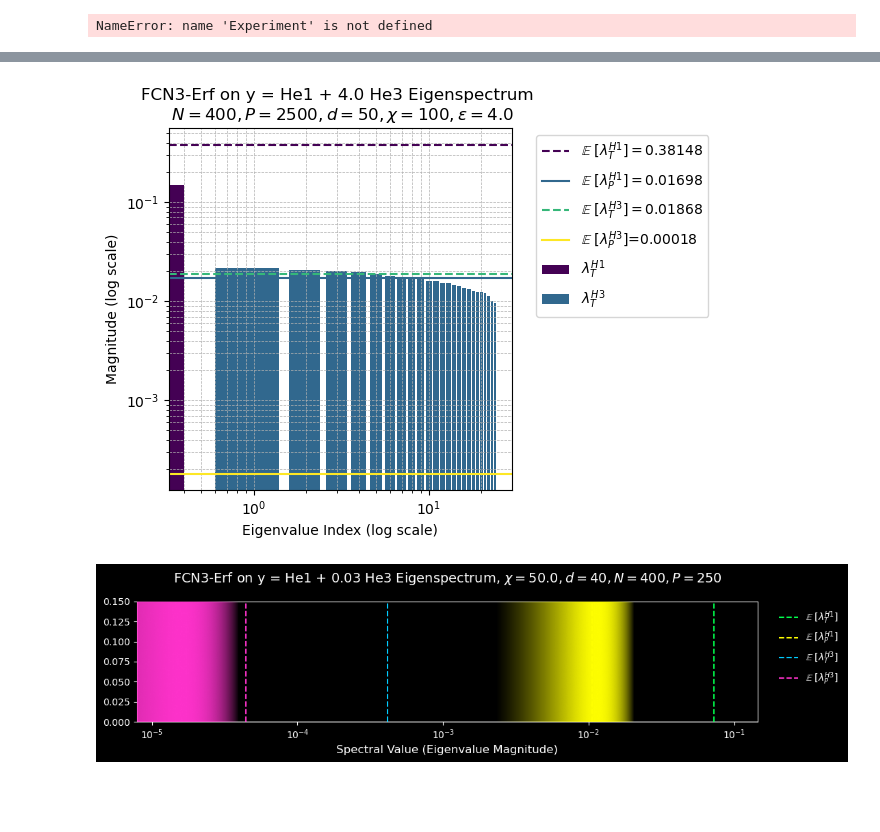
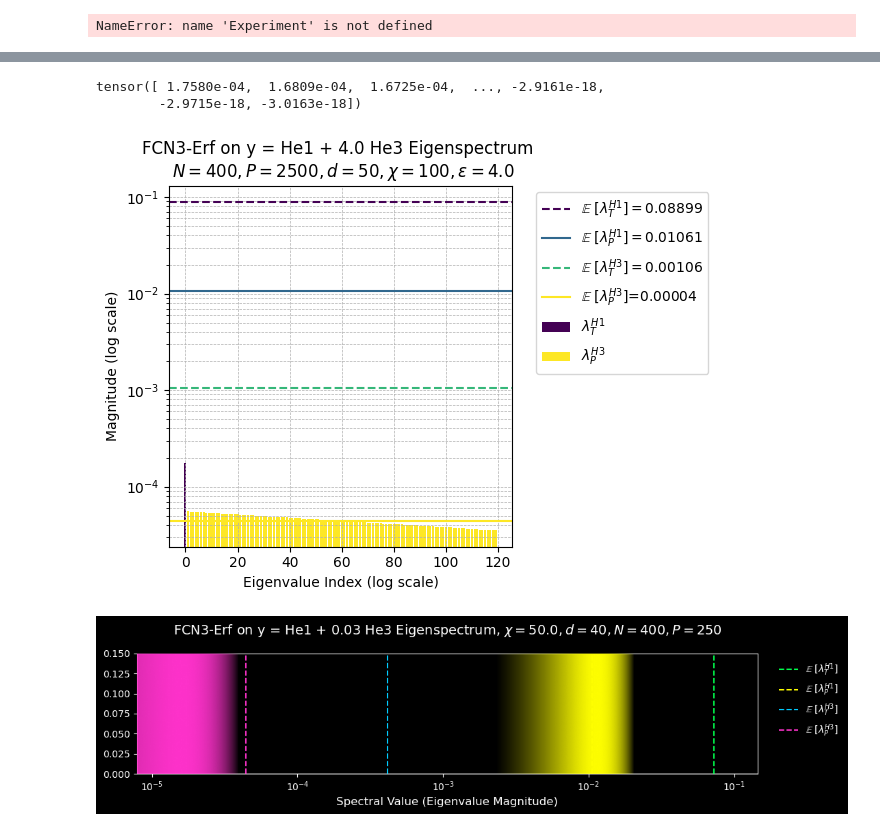
Before and after one commit to theideasmith/FCNX-Ensembling, a Jupyter notebook: journal/Analyzing Spectrum Cubic Erf.ipynb, the cells around one changed output, grey strips where cells are left out. Saved outputs shown, nothing was run; the diff lists cells and outputs as text; code cells hidden in the pictures; blank space fills up the shorter version.

```diff
--- a/journal/Analyzing Spectrum Cubic Erf.ipynb
+++ b/journal/Analyzing Spectrum Cubic Erf.ipynb
@@ -99,2 +54,0 @@ NameError: name 'experimentMF' is not defined
-# %%
-experimentMF.model = experimentMF.model.to(experimentMF.device)
@@ -1945,15 +1279,15 @@ experimentMF = Experiment(
         ens=3,
         device = torch.device('cpu')
     )
-experimentMF = Experiment(
-        eps=0.00,
-        file = '/home/akiva/exp/fcn3erf/erf_P_30_D_25_N_250_epochs_250000000_lrA_1.11e-07_time_20250922_144935',
-        N=250,
-        d=25,
-        chi=250,
-        P=30,
-        ens=7,
-    )
+# experimentMF = Experiment(
+#         eps=0.00,
+#         file = '/home/akiva/exp/fcn3erf/erf_P_30_D_25_N_250_epochs_250000000_lrA_1.11e-07_time_20250922_144935',
+#         N=250,
+#         d=25,
+#         chi=250,
+#         P=30,
+#         ens=7,
+#     )
 experimentMF.load()
 experimentMF.model.to(experimentMF.device)
 experimentMF.predictions = experimentMF.eig_predictions()
@@ -1978,4 +1312,5 @@ U = torch.matmul(Q, Ut)
 ls = Sigma.diagonal() / X.shape[0]
 Y = Y1 / torch.norm(Y1, dim=0)
 left_eigenvalues = (torch.matmul(Y.t(), U) @ _S.diag() @ torch.matmul(U.T, Y)).diagonal() / torch.norm(Y, dim=0)/ X.shape[0]
+ls = experimentMF.model.H_eig_random_svd(X, k=2000)
 # %% [output]
@@ -2021,0 +1338,14 @@ Exception: PythonCall.jl did not start properly
+# %%
+X, Y1,Y3 = experimentMF.large_dataset(p_large = 3000, flat=True)
+
+Q, Z = experimentMF.model.H_random_QB(X, k = 2000, p=10)
+Ut, _S, V = torch.linalg.svd(Z.T)
+m, n = Z.shape[1], Z.shape[0]
+k = min(m, n)
+Sigma = torch.zeros(m, n, device=Z.device, dtype=Z.dtype)
+Sigma[:k, :k] = torch.diag(_S)
+U = torch.matmul(Q, Ut)
+ls = Sigma.diagonal() / X.shape[0]
+Y = Y1 / torch.norm(Y1, dim=0)
+left_eigenvalues = (torch.matmul(Y.t(), U) @ _S.diag() @ torch.matmul(U.T, Y)).diagonal() / torch.norm(Y, dim=0)/ X.shape[0]
+ls = experimentMF.model.H_eig_random_svd(X, k=2000)
@@ -2022,3 +1370,8 @@ Exception: PythonCall.jl did not start properly
+# %%
+ls[experimentMF.d:]
+# %% [output]
+tensor([ 1.7580e-04,  1.6809e-04,  1.6725e-04,  ..., -2.9161e-18,
+        -2.9715e-18, -3.0163e-18])
 # %%
 import matplotlib.pyplot as plt
 import numpy as np
@@ -2034,7 +1387,7 @@ colors = cmap(np.linspace(0, 1, 4))
 # ------------------------------------------------------------------
 # 2. Move ls3 to CPU and convert to NumPy early
 # ------------------------------------------------------------------
-ls3 = ls  # assuming ls is your eigenvalue tensor
+ls3 = ls[experimentMF.d:] # assuming ls is your eigenvalue tensor
 ls3_np = ls3.detach().cpu().numpy()
 eig_upto = ls3.shape[0]  # or set to desired number of eigenvalues
 
@@ -2046,8 +1399,8 @@ eig_upto = ls3.shape[0]  # or set to desired number of eigenvalues
 idx_big_np = (ls3_np == ls3_np.max()
               ) & (np.arange(len(ls3_np)) < eig_upto)
 idx_mid1_np = same_order_mask(experimentMF.predictions.lH1P, ls3_np) & (ls3_np < ls3_np.max())  & (np.arange(len(ls3_np)) < eig_upto)
-idx_mid_np = ~idx_mid1_np & same_order_mask(experimentMF.predictions.lH3T, ls3_np, eps=0.01) & (np.arange(len(ls3_np)) < eig_upto)
-idx_small_np = same_order_mask(experimentMF.predictions.lH3P, ls3_np, eps=0.0) & (
+idx_mid_np = ~idx_mid1_np & same_order_mask(experimentMF.predictions.lH3T, ls3_np, eps=0.1) & (np.arange(len(ls3_np)) < eig_upto)
+idx_small_np = same_order_mask(experimentMF.predictions.lH3P, ls3_np, eps=0.1) & (
     np.arange(len(ls3_np)) < eig_upto)
 
 # Count sizes
@@ -2081,35 +1434,35 @@ plt.axhline(y=MF_eigenvalues.lH3P, color=colors[3], linestyle='-',  label='$\mat
 if n_big > 0:
     plt.bar(pos_big, ls3_np[idx_big_np], color=colors[0], label='$\lambda^{H1}_T$')
 
 if n_mid > 0:
     plt.bar(pos_mid, ls3_np[idx_mid_np], color=colors[2], label='$\lambda^{H1}_P$')
 
 if n_mid1 > 0:
     mid1_vals = ls3_np[idx_mid1_np]
     mid1_pos  = pos_mid1
 
     plt.bar(pos_mid1, mid1_vals, color=colors[1], label='$\lambda^{H3}_T$')
 
 if n_small > 0:
     small_vals = ls3_np[idx_small_np]
     small_pos  = pos_small
 
     plt.bar(small_pos, small_vals, color=colors[3], label='$\lambda^{H3}_P$')
 
 # ------------------------------------------------------------------
 # 7. Finalize
 # ------------------------------------------------------------------
 plt.title(f"FCN3-Erf on y = He1 + 4.0 He3 Eigenspectrum \n $N=400, P=2500, d=50, \chi=100, \epsilon=4.0$")
 plt.yscale('log')
-plt.xscale('log')
+# plt.xscale('log')
 plt.xlabel("Eigenvalue Index (log scale)")
 plt.ylabel("Magnitude (log scale)")
 plt.legend(bbox_to_anchor=(1.05, 1))
 plt.tight_layout()
 plt.grid(True, which='both', ls='--', lw=0.5)
 plt.show()
 # %% [output]
-[figure, old version]
+[figure, new version]
 # %%
 import matplotlib.pyplot as plt
 import numpy as np
```
Also changed, not shown: parts of 56 cells of this notebook, 9 other files.
